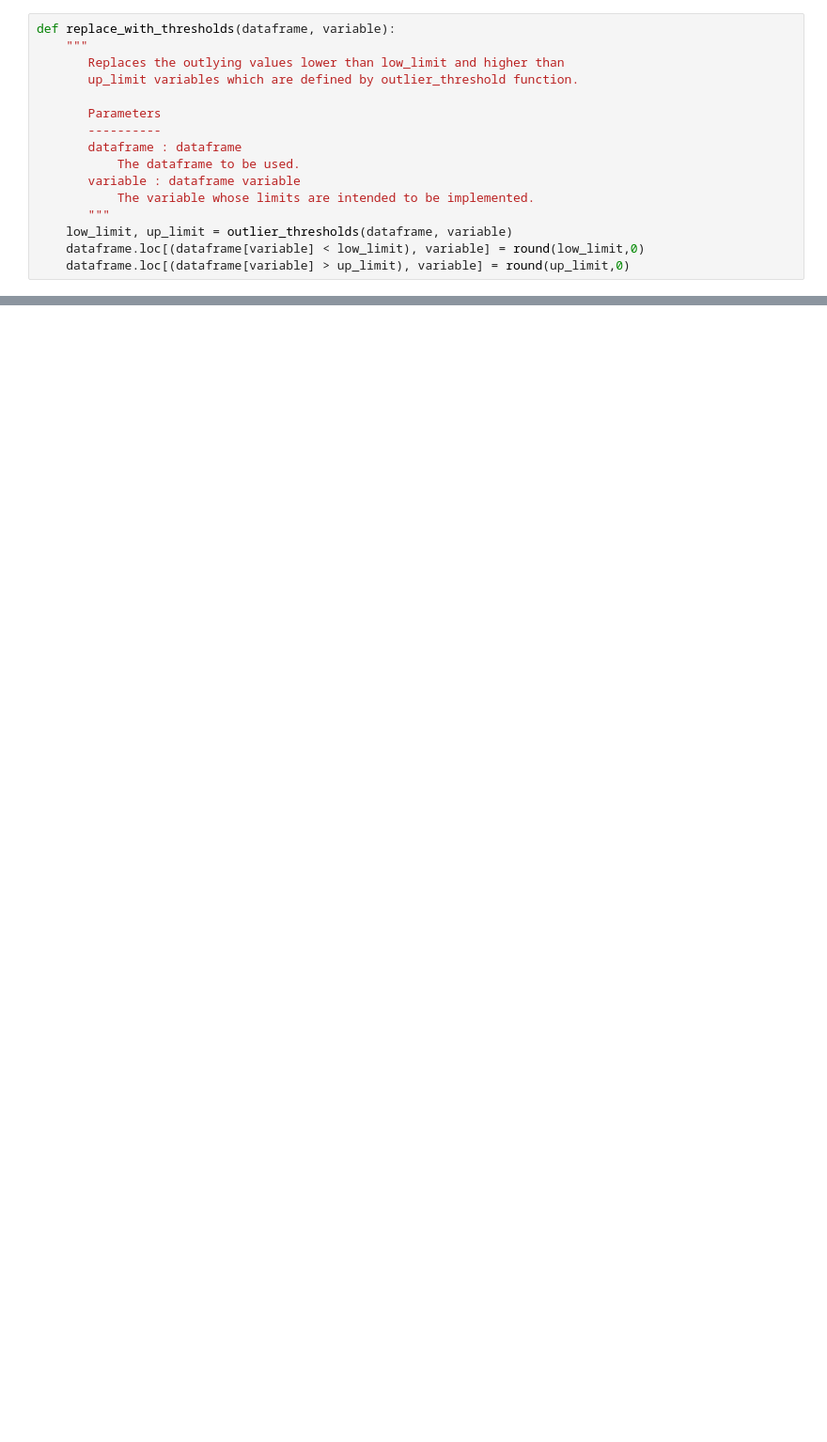
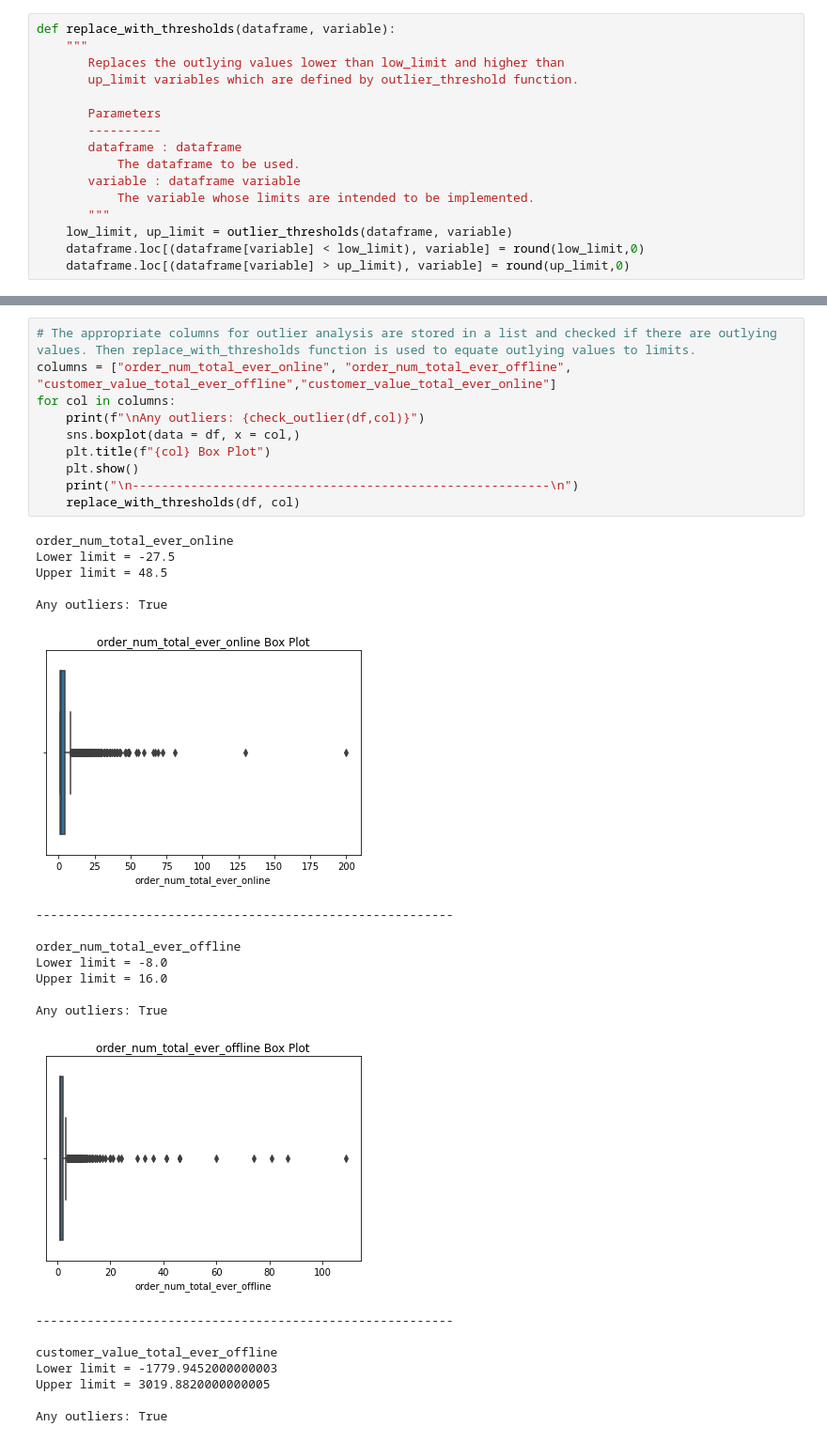
Before and after one commit to cagkangrsy/cltv_prediction_with_bgnbd_gamma, a Jupyter notebook: cltv-prediction-with-bg-nbd-and-gamma-gamma-models.ipynb, the cells around one changed output, grey strips where cells are left out. Shown at 94% size. Cells and saved outputs as stored; diff of their text form; blank space fills up the shorter version.

```diff
--- a/cltv-prediction-with-bg-nbd-and-gamma-gamma-models.ipynb
+++ b/cltv-prediction-with-bg-nbd-and-gamma-gamma-models.ipynb
@@ -366,0 +164,32 @@ cltv_df.groupby("cltv_segment").agg(["max","mean","count"])
+# %%
+# The appropriate columns for outlier analysis are stored in a list and checked if there are outlying values. Then replace_with_thresholds function is used to equate outlying values to limits.
+columns = ["order_num_total_ever_online", "order_num_total_ever_offline", "customer_value_total_ever_offline","customer_value_total_ever_online"]
+for col in columns:
+    print(f"\nAny outliers: {check_outlier(df,col)}")
+    sns.boxplot(data = df, x = col,)
+    plt.title(f"{col} Box Plot")
+    plt.show()
+    print("\n---------------------------------------------------------\n")
+    replace_with_thresholds(df, col)
+# %% [output]
+order_num_total_ever_online
+Lower limit = -27.5
+Upper limit = 48.5
+
+Any outliers: True
+[figure, added]
+---------------------------------------------------------
+
+order_num_total_ever_offline
+Lower limit = -8.0
+Upper limit = 16.0
+
+Any outliers: True
+[figure, added]
+---------------------------------------------------------
+
+customer_value_total_ever_offline
+Lower limit = -1779.9452000000003
+Upper limit = 3019.8820000000005
+
+Any outliers: True
```
Also changed, not shown: parts of 57 cells of this notebook.
